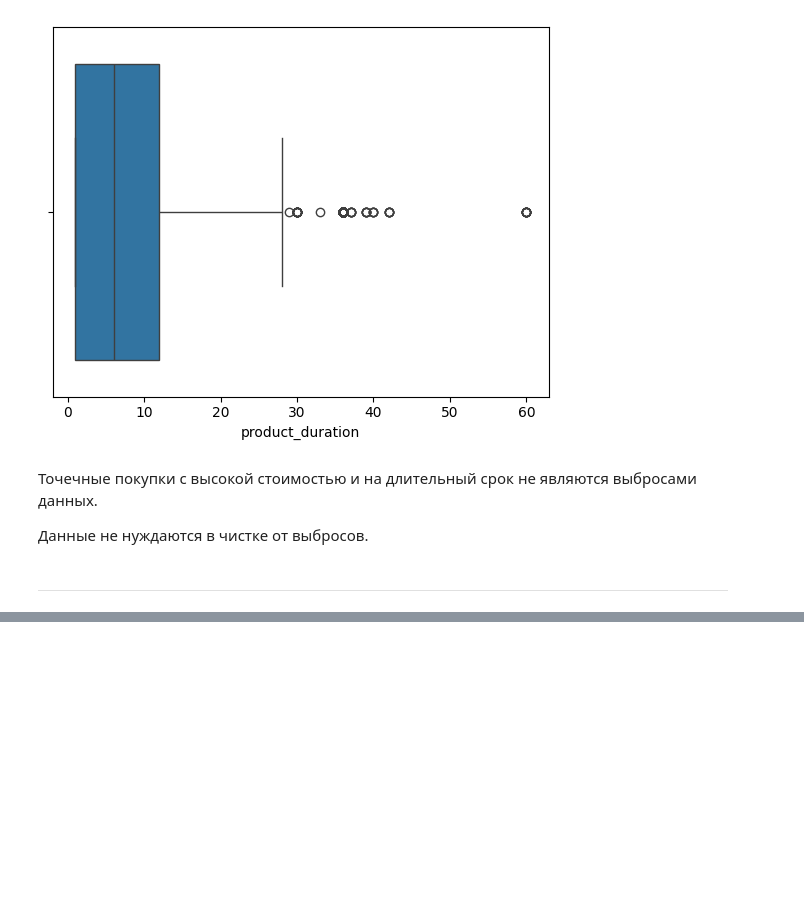
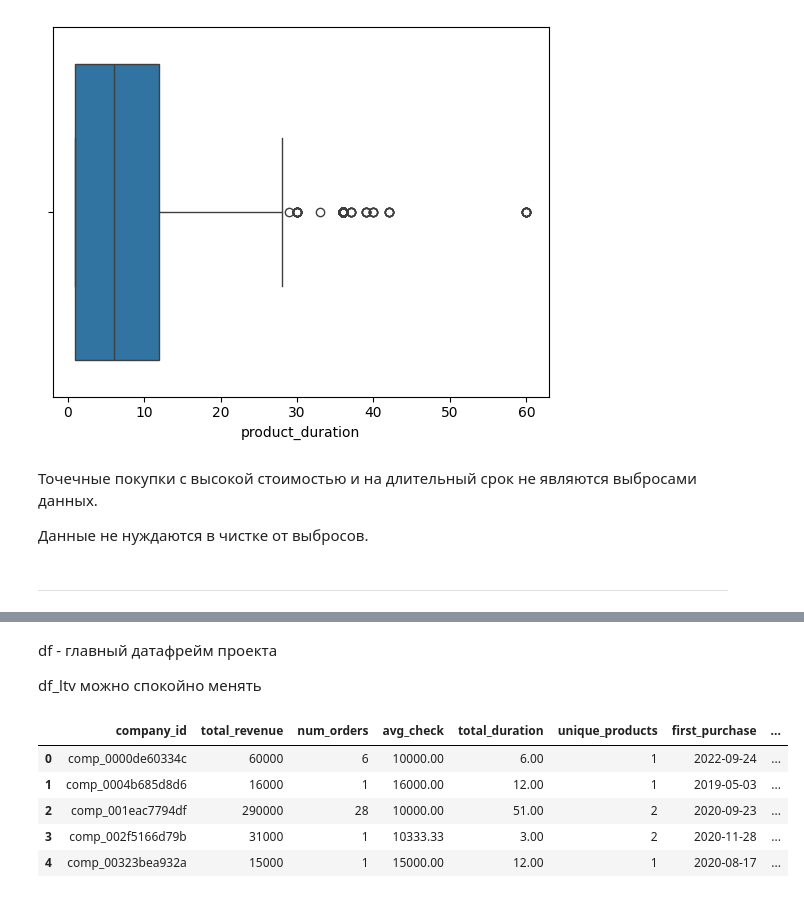
Before and after one commit to HSE-Datathon/b2b-ltv-analytics, a Jupyter notebook: main.ipynb, the cells around one changed output, grey strips where cells are left out. Cells and saved outputs as stored; diff of their text form; code cells hidden in the pictures; blank space fills up the shorter version.

```diff
--- a/main.ipynb
+++ b/main.ipynb
@@ -269,0 +319,34 @@ sns.boxplot(x=df_revenue['product_duration'])
+# %% [markdown]
+df - главный датафрейм проекта
+
+df_ltv можно спокойно менять
+# %%
+df_ltv = (
+    df_revenue
+    .groupby('company_id')
+    .agg(
+        total_revenue=('product_sum','sum'),
+        num_orders=('sale_id','nunique'),
+        avg_check=('product_sum','mean'),
+        total_duration=('product_duration','sum'),
+        unique_products=('product_name','nunique'),
+        first_purchase=('order_date','min'),
+        last_purchase=('order_date','max')
+    )
+    .reset_index()
+)
+
+df_ltv['customer_lifetime_days'] = (
+    df_ltv['last_purchase'] - df_ltv['first_purchase']
+).dt.days
+
+df = df_ltv.merge(df_companies, on='company_id', how='left')
+# %%
+df.head()
+# %% [output]
+|  | company_id | total_revenue | num_orders | avg_check | total_duration | unique_products | first_purchase | ... |
+| 0 | comp_0000de60334c | 60000 | 6 | 10000.00 | 6.00 | 1 | 2022-09-24 | ... |
+| 1 | comp_0004b685d8d6 | 16000 | 1 | 16000.00 | 12.00 | 1 | 2019-05-03 | ... |
+| 2 | comp_001eac7794df | 290000 | 28 | 10000.00 | 51.00 | 2 | 2020-09-23 | ... |
+| 3 | comp_002f5166d79b | 31000 | 1 | 10333.33 | 3.00 | 2 | 2020-11-28 | ... |
+| 4 | comp_00323bea932a | 15000 | 1 | 15000.00 | 12.00 | 1 | 2020-08-17 | ... |
```
Also changed, not shown: parts of 3 cells of this notebook.
